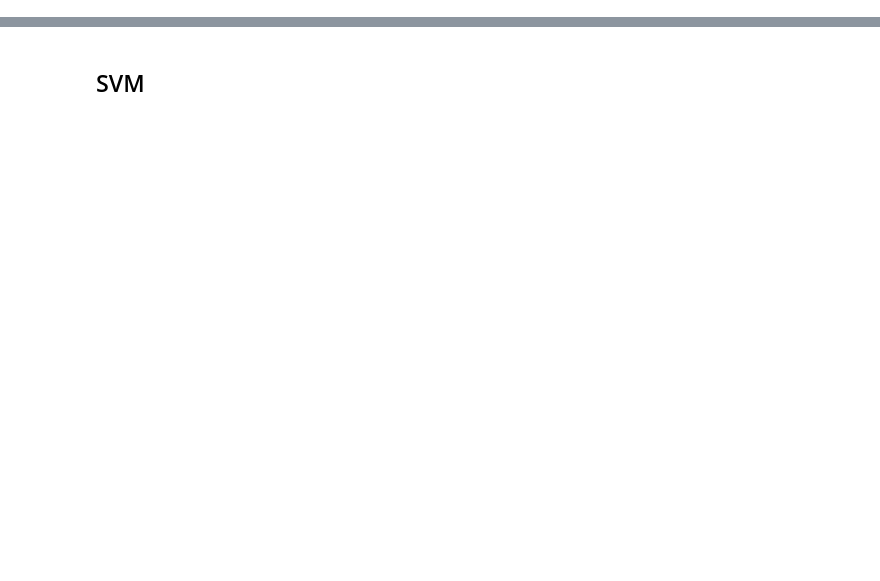
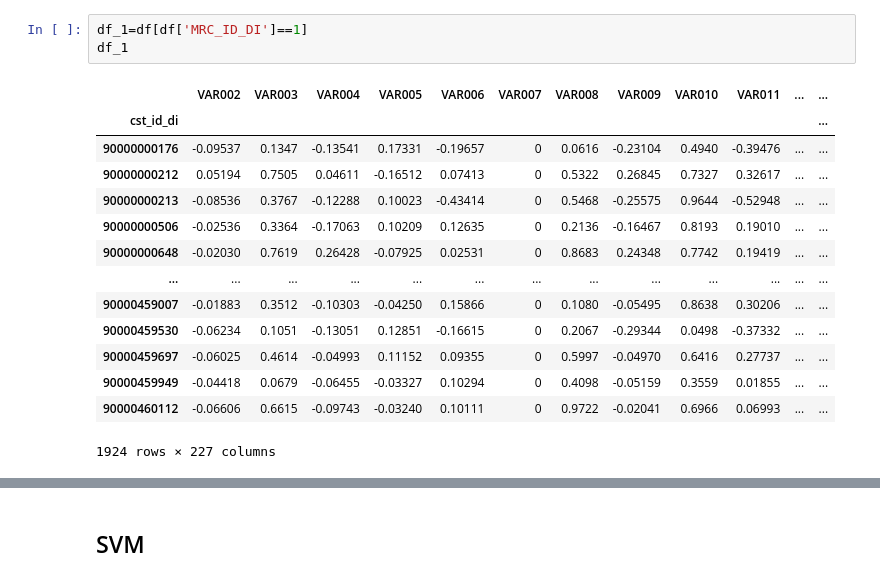
Before and after one commit to scdc2020-cck/scdc2020-cck, a Jupyter notebook: je_model.ipynb, the cells around one changed output, grey strips where cells are left out. Drawn from its saved outputs; the diff is of its cells as text; blank space fills up the shorter version.

```diff
--- a/je_model.ipynb
+++ b/je_model.ipynb
@@ -86,0 +215,18 @@ df.iloc[:,2:]
+# %%
+df_1=df[df['MRC_ID_DI']==1]
+df_1
+# %% [output]
+|  | VAR002 | VAR003 | VAR004 | VAR005 | VAR006 | VAR007 | VAR008 | VAR009 | VAR010 | VAR011 | ... | ... |
+| cst_id_di |  |  |  |  |  |  |  |  |  |  |  | ... |
+| 90000000176 | -0.09537 | 0.1347 | -0.13541 | 0.17331 | -0.19657 | 0 | 0.0616 | -0.23104 | 0.4940 | -0.39476 | ... | ... |
+| 90000000212 | 0.05194 | 0.7505 | 0.04611 | -0.16512 | 0.07413 | 0 | 0.5322 | 0.26845 | 0.7327 | 0.32617 | ... | ... |
+| 90000000213 | -0.08536 | 0.3767 | -0.12288 | 0.10023 | -0.43414 | 0 | 0.5468 | -0.25575 | 0.9644 | -0.52948 | ... | ... |
+| 90000000506 | -0.02536 | 0.3364 | -0.17063 | 0.10209 | 0.12635 | 0 | 0.2136 | -0.16467 | 0.8193 | 0.19010 | ... | ... |
+| 90000000648 | -0.02030 | 0.7619 | 0.26428 | -0.07925 | 0.02531 | 0 | 0.8683 | 0.24348 | 0.7742 | 0.19419 | ... | ... |
+| ... | ... | ... | ... | ... | ... | ... | ... | ... | ... | ... | ... | ... |
+| 90000459007 | -0.01883 | 0.3512 | -0.10303 | -0.04250 | 0.15866 | 0 | 0.1080 | -0.05495 | 0.8638 | 0.30206 | ... | ... |
+| 90000459530 | -0.06234 | 0.1051 | -0.13051 | 0.12851 | -0.16615 | 0 | 0.2067 | -0.29344 | 0.0498 | -0.37332 | ... | ... |
+| 90000459697 | -0.06025 | 0.4614 | -0.04993 | 0.11152 | 0.09355 | 0 | 0.5997 | -0.04970 | 0.6416 | 0.27737 | ... | ... |
+| 90000459949 | -0.04418 | 0.0679 | -0.06455 | -0.03327 | 0.10294 | 0 | 0.4098 | -0.05159 | 0.3559 | 0.01855 | ... | ... |
+| 90000460112 | -0.06606 | 0.6615 | -0.09743 | -0.03240 | 0.10111 | 0 | 0.9722 | -0.02041 | 0.6966 | 0.06993 | ... | ... |
+1924 rows × 227 columns
```
Also changed, not shown: parts of 115 cells of this notebook.
